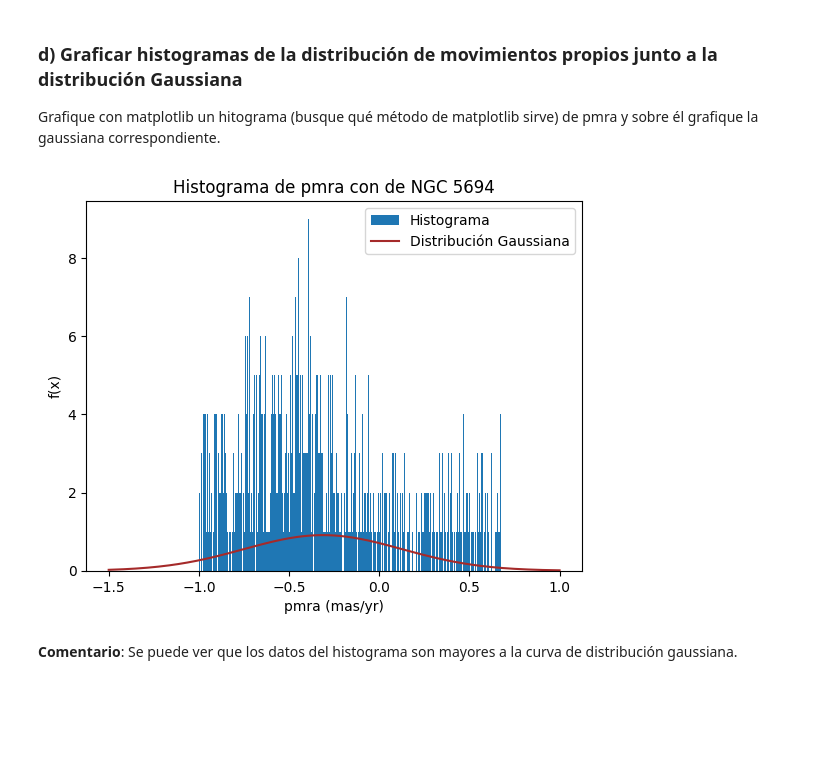
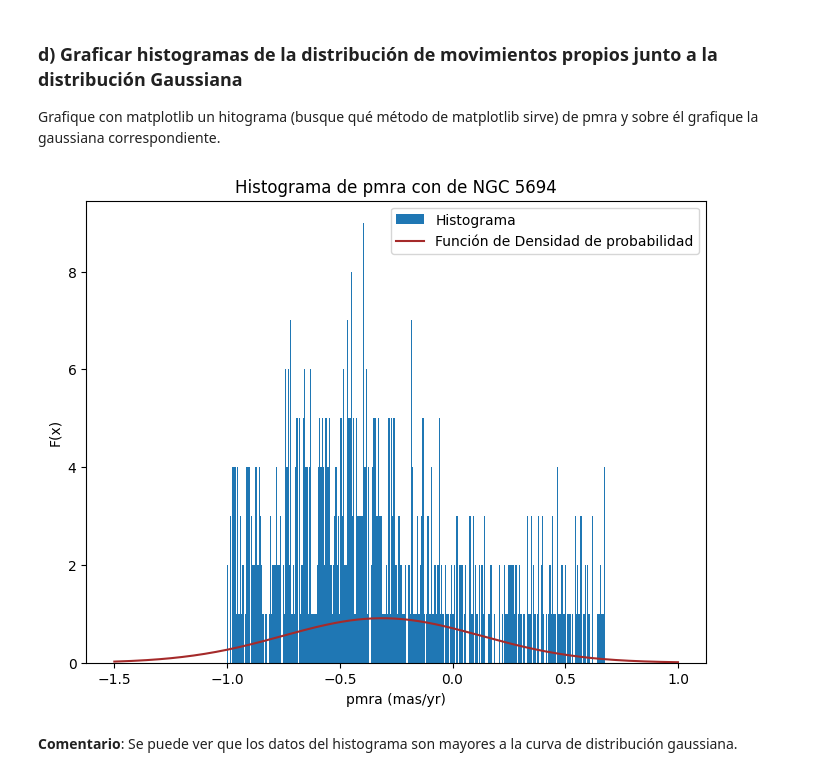
Before and after one commit to Xavier204/Tarea-2, a Jupyter notebook: Tarea2.ipynb, the cells around one changed output. Saved outputs shown, nothing was run; the diff lists cells and outputs as text; code cells hidden in the pictures; blank space fills up the shorter version.

```diff
--- a/Tarea2.ipynb
+++ b/Tarea2.ipynb
@@ -142,15 +147,16 @@ fx_pmdec = norm.pdf(x_pmdec, mu_pmdec, std_pmdec)
 
 Grafique con matplotlib un hitograma (busque qué método de matplotlib sirve) de pmra y sobre él grafique la gaussiana correspondiente.
 # %%
+plt.figure(figsize=(8, 6))
 plt.hist(pmra, bins=300, label = 'Histograma') # gráfico del histograma
-plt.plot(x_pmra, fx_pmra, color='brown', label = 'Distribución Gaussiana') # gráfico de la distribucción gaussiana
+plt.plot(x_pmra, fx_pmra, color='brown', label = 'Función de Densidad de probabilidad') # gráfico de la distribucción gaussiana
 plt.xlabel("pmra (mas/yr)")
-plt.ylabel("f(x)")
+plt.ylabel("F(x)")
 plt.title("Histograma de pmra con de NGC 5694")
 plt.legend()
 plt.show()
 # %% [output]
-[figure, old version]
+[figure, new version]
 # %% [markdown]
 **Comentario**: Se puede ver que los datos del histograma son mayores a la curva de distribución gaussiana.
 # %% [markdown]
```
Also changed, not shown: parts of 14 cells of this notebook.
